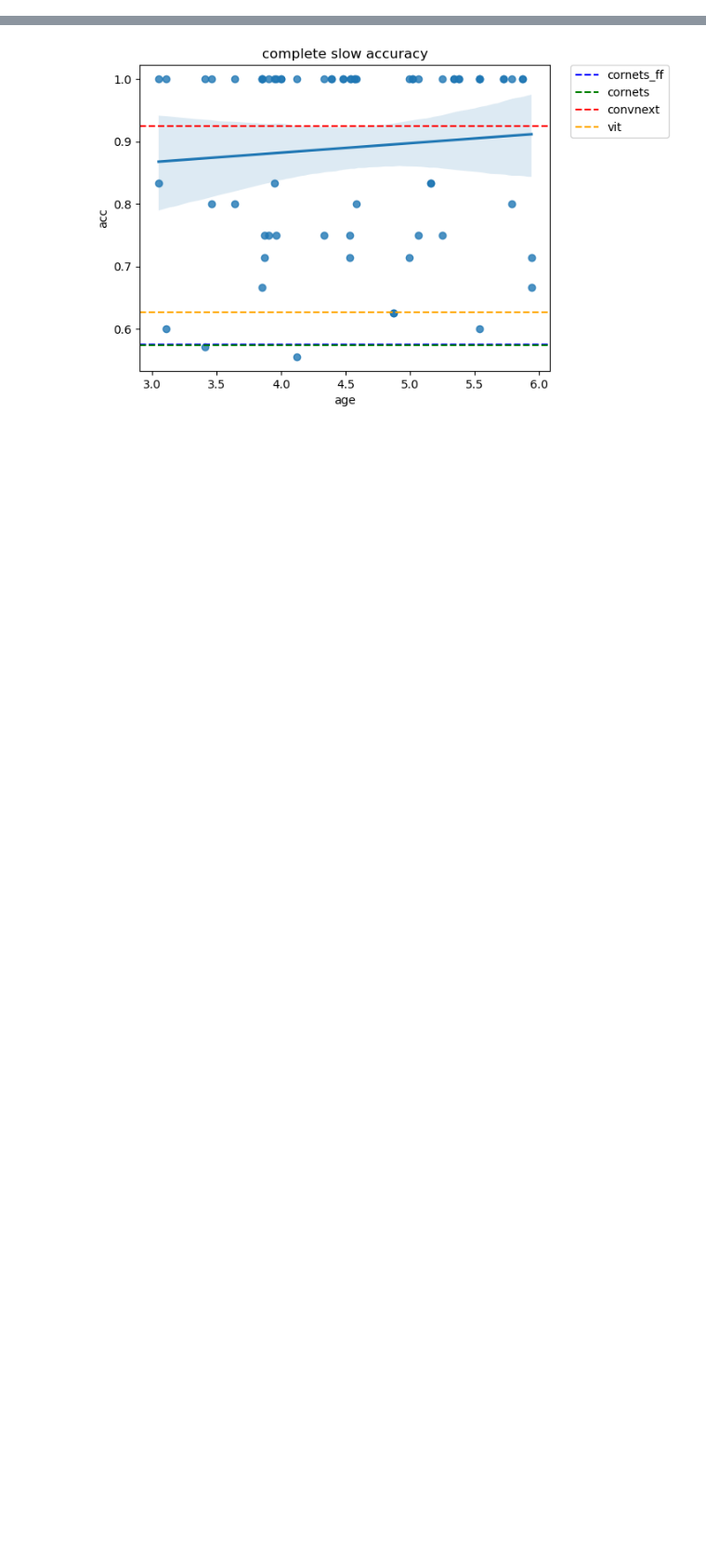
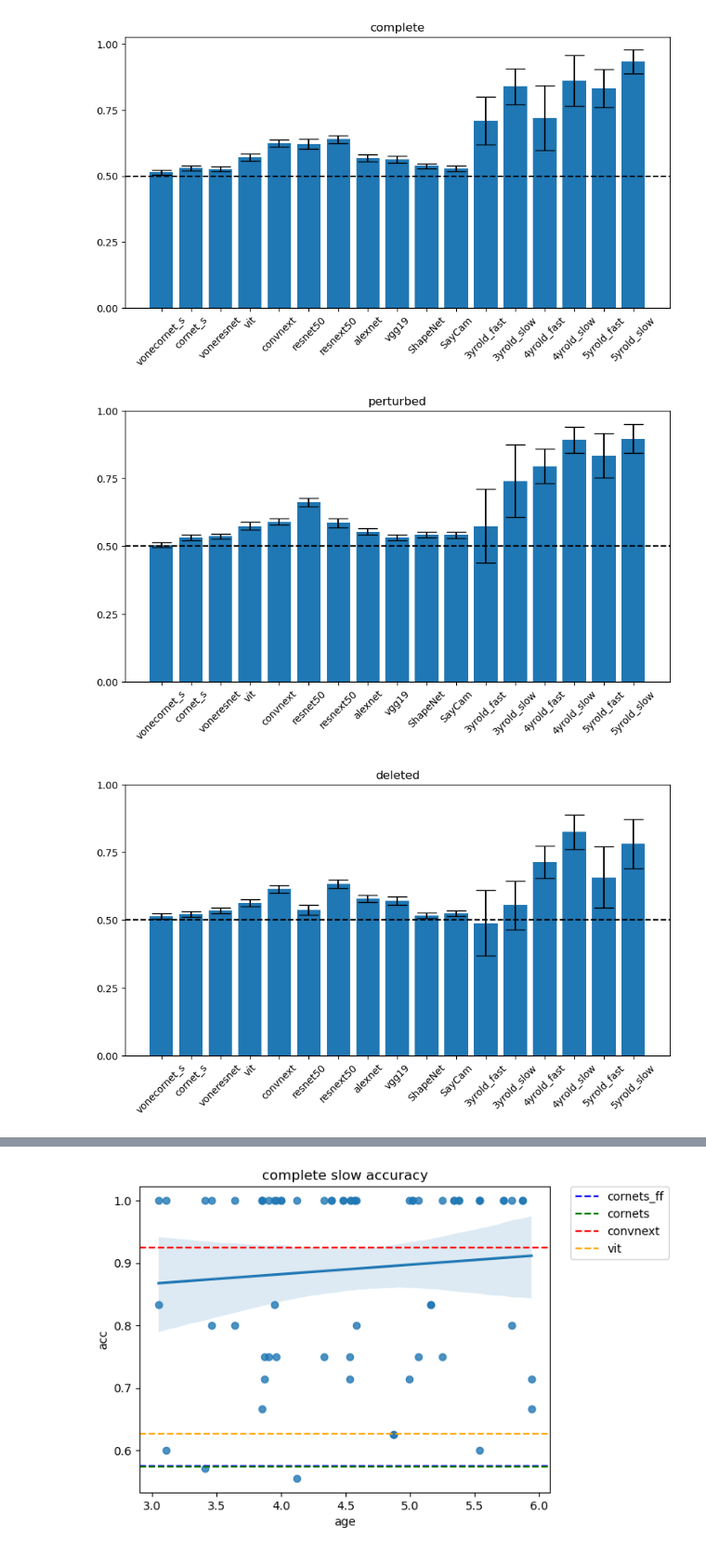
Before and after one commit to vayzenb/kornet, a Jupyter notebook: analyses/sub_analysis.ipynb, the cells around one changed output, grey strips where cells are left out. Shown at 93% size. Drawn from its saved outputs; the diff is of its cells as text; code cells hidden in the pictures; blank space fills up the shorter version.

Commit message:
added model comparisons

```diff
--- a/analyses/sub_analysis.ipynb
+++ b/analyses/sub_analysis.ipynb
@@ -23,8 +23,11 @@ sub_info = sub_info[~sub_info['code'].isna()]
 sub_info = sub_info[sub_info['exclude'] != 1]
 
 
-models = ['cornets_ff','cornets','convnext','vit']
+benchmark_models = ['vonecornet_s','cornet_s','voneresnet', 'vit','convnext','resnet50','resnext50','alexnet','vgg19', 'ShapeNet','SayCam']
 
-conds = [0, 'complete', 'perturbed','deleted']
+conds = ['complete', 'perturbed','deleted']
+model_conds = ['Outline','Pert','IC']
 durations = [.3,.25, .2,.15,.1]
 speed = ['intro','slow','slow','fast','fast']
+
+age_groups = ['3yrold','4yrold','5yrold']
@@ -35,7 +40,7 @@ sub_summary = pd.DataFrame(columns = ['sub','sex','age','cond','duration','acc',
 
 for sub in sub_info['sub']:
 
-    sub_cond = sub_info[sub_info['sub']==sub]['cond'].values[0]
+    sub_cond = sub_info[sub_info['sub']==sub]['cond'].values[0] -1 #subtract 1 because conditions are 1 2 3
     sub_file = glob(f'{data_dir}/{conds[sub_cond]}/{sub}_*.csv')
     #check if subfile is not empty
     if len(sub_file) != 0:
@@ -69,8 +74,10 @@ for sub in sub_info['sub']:
 
 
         #check if acc for .3 duration is over .5
-        if temp_summary[temp_summary['duration']==.3]['acc'].values[0] > (.5+ sem['resp.corr'][sem['Duration'] == .30].values[0]):
-            sub_summary = pd.concat([sub_summary, temp_summary], axis = 0)
+        #if temp_summary[temp_summary['duration']==.3]['acc'].values[0] > (.5+ sem['resp.corr'][sem['Duration'] == .30].values[0]):
+        sub_summary = pd.concat([sub_summary, temp_summary], axis = 0)
+
+
 
     else:
         print(f'no file for {sub}')
@@ -137,0 +182,23 @@ sub_summary_wide
+# %%
+for cond in conds:
+    #extract cond from model summary
+    temp_model_summary = model_summary[model_summary['cond']==cond]
+
+    #plot bar graph with CIs from model summary
+    plt.figure(figsize = (10,5))
+    plt.bar(temp_model_summary['model'], temp_model_summary['acc'], yerr = temp_model_summary['ci_high']-temp_model_summary['acc'], capsize = 10)
+    #orient x-axis labels 45 degrees
+    plt.xticks(rotation=45)
+
+    #add cond as title
+    plt.title(cond)
+
+    #add dotted line at .5
+    plt.axhline(.5, linestyle = '--', color = 'black')
+
+    #increment y axis by .25
+    plt.yticks(np.arange(0, 1.25, .25))
+# %% [output]
+[figure, added]
+[figure, added]
+[figure, added]
```
Also changed, not shown: parts of 7 cells of this notebook, 12 other files.
